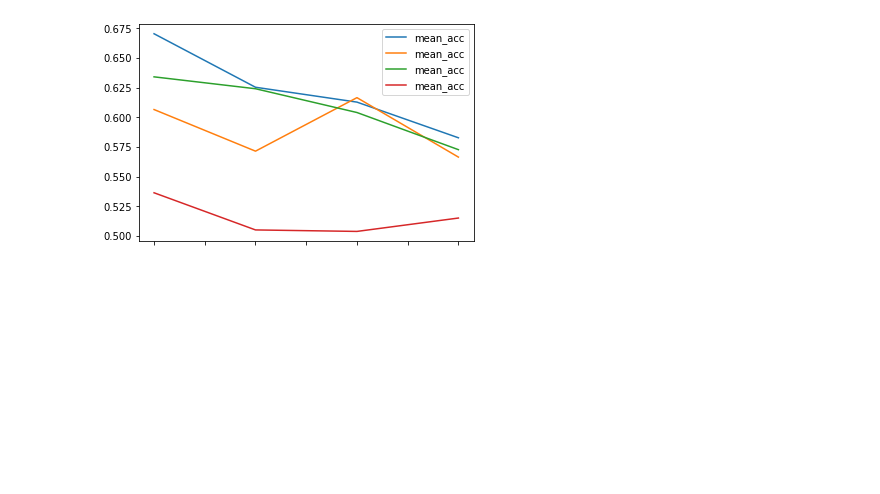
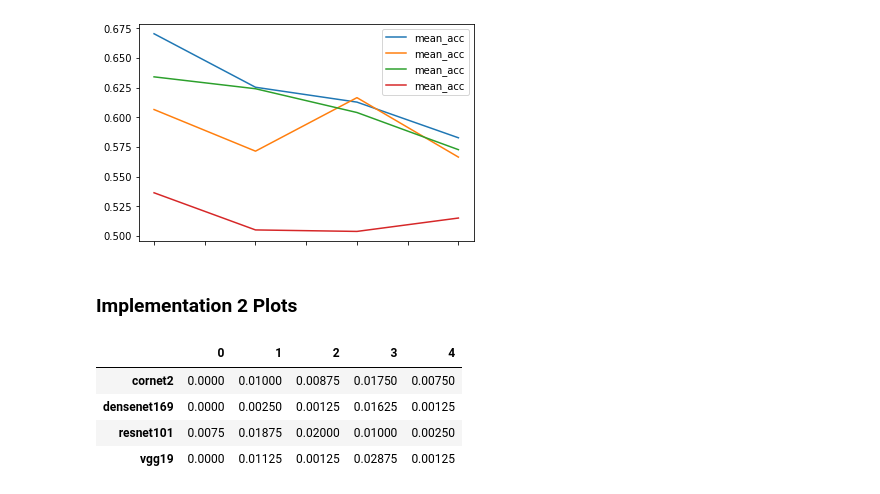
Before and after one commit to ivanjut/one-shot-scale-invariance-faces, a Jupyter notebook: Plots.ipynb, the cells around one changed output. Cells and saved outputs as stored; diff of their text form; code cells hidden in the pictures; blank space fills up the shorter version.

```diff
--- a/Plots.ipynb
+++ b/Plots.ipynb
@@ -164,3 +179,5 @@ plt.legend()
 # %% [output]
 <matplotlib.legend.Legend at 0x...>
 [figure]
+# %% [markdown]
+### Implementation 2 Plots
@@ -166,0 +199,8 @@ plt.legend()
+# %%
+imp_2_df['std_acc'].unstack()
+# %% [output]
+|  | 0 | 1 | 2 | 3 | 4 |
+| cornet2 | 0.0000 | 0.01000 | 0.00875 | 0.01750 | 0.00750 |
+| densenet169 | 0.0000 | 0.00250 | 0.00125 | 0.01625 | 0.00125 |
+| resnet101 | 0.0075 | 0.01875 | 0.02000 | 0.01000 | 0.00250 |
+| vgg19 | 0.0000 | 0.01125 | 0.00125 | 0.02875 | 0.00125 |
```
Also changed, not shown: parts of 19 cells of this notebook, 1 other file.
